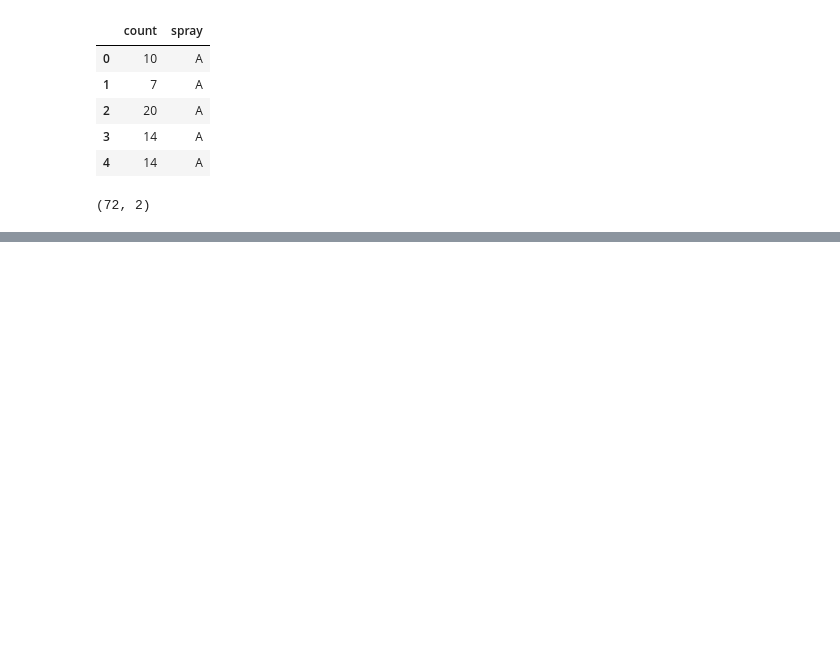
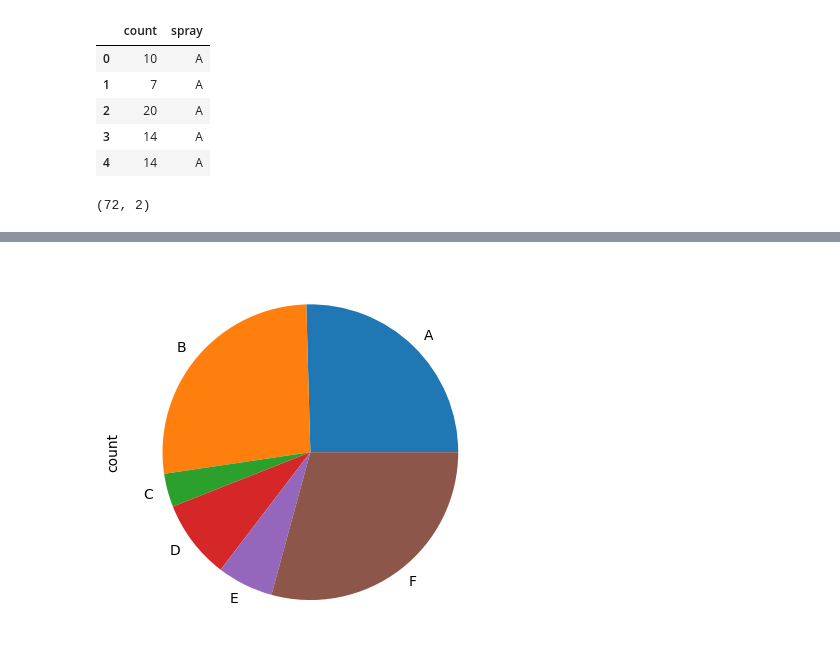
Before and after one commit to stephanyresque/Estudos, a Jupyter notebook: analise_exploratoria/barras_setores.ipynb, the cells around one changed output, grey strips where cells are left out. Saved outputs shown, nothing was run; the diff lists cells and outputs as text; code cells hidden in the pictures; blank space fills up the shorter version.

```diff
--- a/analise_exploratoria/barras_setores.ipynb
+++ b/analise_exploratoria/barras_setores.ipynb
@@ -21,0 +38,4 @@ df.shape
+# %%
+agrupado.plot.pie();
+# %% [output]
+[figure, added]
```
Also changed, not shown: parts of 3 cells of this notebook.
